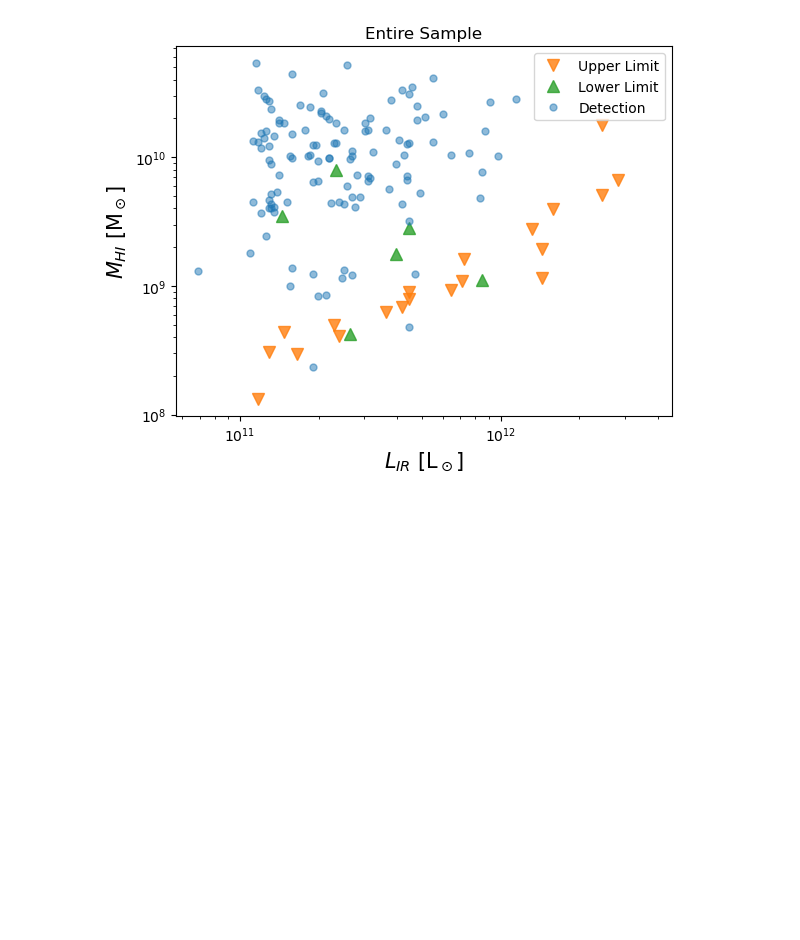
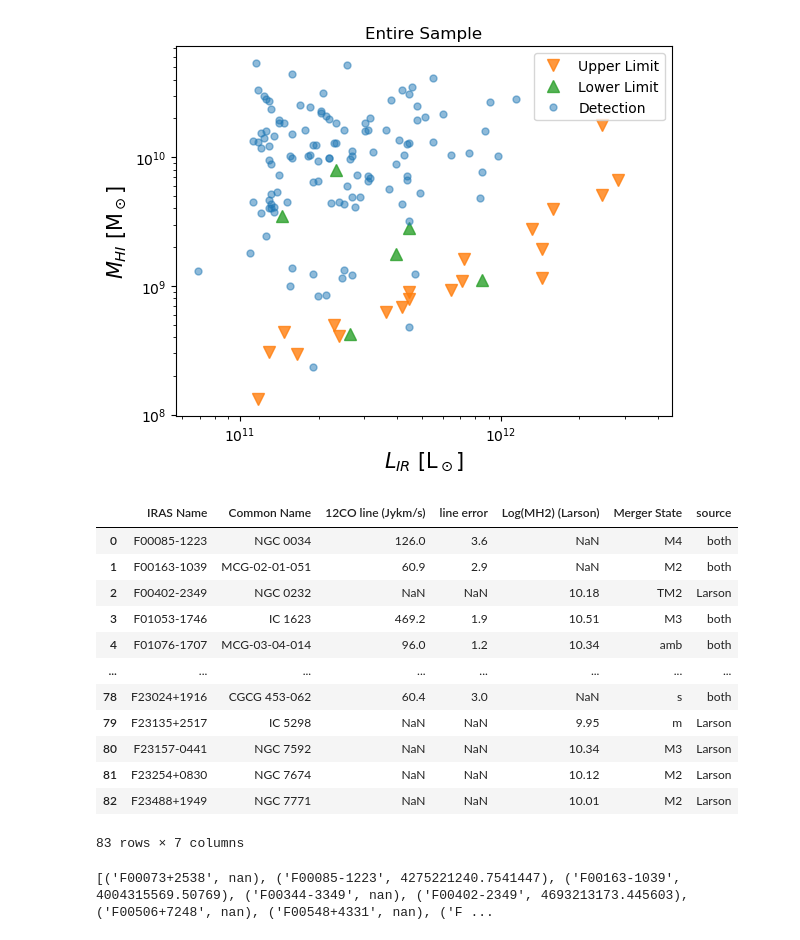
Before and after one commit to MatthewMotuz/GBO_REU, a Jupyter notebook: GOALS/GOALS_v3.ipynb, the cells around one changed output. Cells and saved outputs as stored; diff of their text form; code cells hidden in the pictures; blank space fills up the shorter version.

```diff
--- a/GOALS/GOALS_v3.ipynb
+++ b/GOALS/GOALS_v3.ipynb
@@ -532,3 +550,19 @@ Lir for code 'EM_ABS': [1.44543977e+11 3.98107171e+11 8.51138038e+11 2.34422882e
 M_h1 for code 'EM_ABS': [3.46736850e+09 1.77827941e+09 1.12201845e+09 7.94328235e+09
  4.26579519e+08 2.81838293e+09]
 [figure]
+# %%
+df3
+# %% [output]
+|  | IRAS Name | Common Name | 12CO line (Jykm/s) | line error | Log(MH2) (Larson) | Merger State | source |
+| 0 | F00085-1223 | NGC 0034 | 126.0 | 3.6 | NaN | M4 | both |
+| 1 | F00163-1039 | MCG-02-01-051 | 60.9 | 2.9 | NaN | M2 | both |
+| 2 | F00402-2349 | NGC 0232 | NaN | NaN | 10.18 | TM2 | Larson |
+| 3 | F01053-1746 | IC 1623 | 469.2 | 1.9 | 10.51 | M3 | both |
+| 4 | F01076-1707 | MCG-03-04-014 | 96.0 | 1.2 | 10.34 | amb | both |
+| ... | ... | ... | ... | ... | ... | ... | ... |
+| 78 | F23024+1916 | CGCG 453-062 | 60.4 | 3.0 | NaN | s | both |
+| 79 | F23135+2517 | IC 5298 | NaN | NaN | 9.95 | m | Larson |
+| 80 | F23157-0441 | NGC 7592 | NaN | NaN | 10.34 | M3 | Larson |
+| 81 | F23254+0830 | NGC 7674 | NaN | NaN | 10.12 | M2 | Larson |
+| 82 | F23488+1949 | NGC 7771 | NaN | NaN | 10.01 | M2 | Larson |
+83 rows × 7 columns
@@ -534,0 +589,4 @@ M_h1 for code 'EM_ABS': [3.46736850e+09 1.77827941e+09 1.12201845e+09 7.94328235
+# %%
+print(MH2_list)
+# %% [output]
+[('F00073+2538', nan), ('F00085-1223', 4275221240.7541447), ('F00163-1039', 4004315569.50769), ('F00344-3349', nan), ('F00402-2349', 4693213173.445603), ('F00506+7248', nan), ('F00548+4331', nan), ('F ...
```
Also changed, not shown: parts of 8 cells of this notebook, 2 other files.
